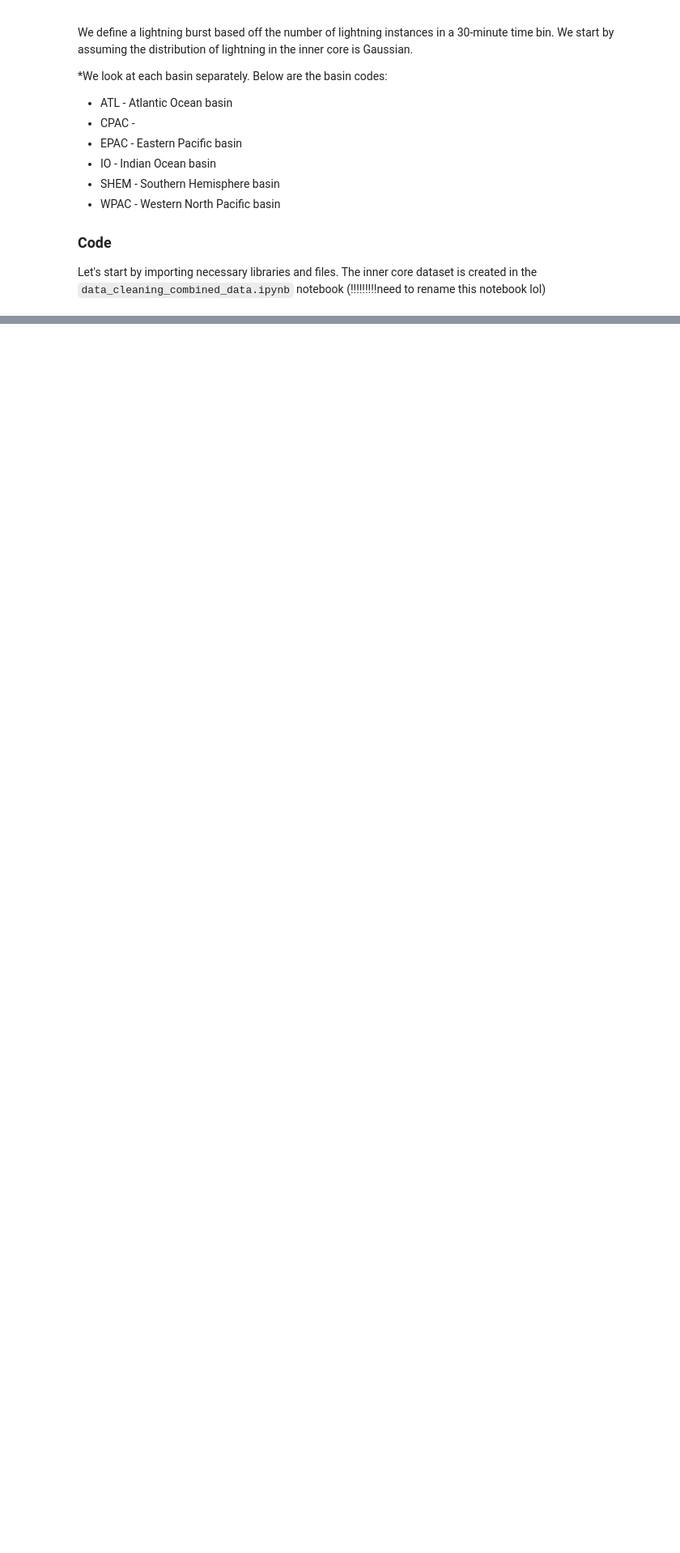
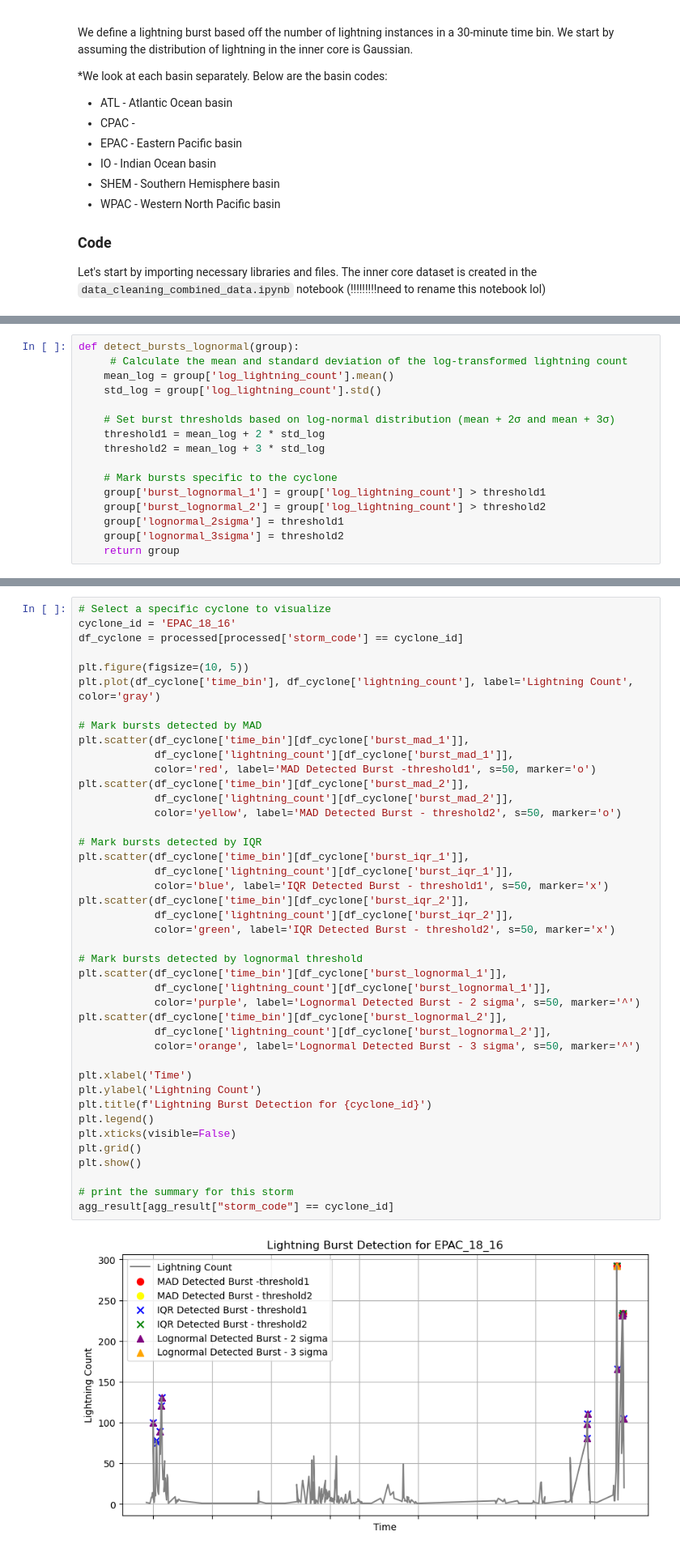
Before and after one commit to aprilggg/Lightning_Analysis_NWRA, a Jupyter notebook: lightning_threshold_innercore.ipynb, the cells around one changed output, grey strips where cells are left out. Shown at 81% size. Cells and saved outputs as stored; diff of their text form; blank space fills up the shorter version.

```diff
--- a/lightning_threshold_innercore.ipynb
+++ b/lightning_threshold_innercore.ipynb
@@ -41,0 +91,16 @@ shape: (5, 4)
+# %%
+def detect_bursts_lognormal(group):
+     # Calculate the mean and standard deviation of the log-transformed lightning count
+    mean_log = group['log_lightning_count'].mean()
+    std_log = group['log_lightning_count'].std()
+
+    # Set burst thresholds based on log-normal distribution (mean + 2σ and mean + 3σ)
+    threshold1 = mean_log + 2 * std_log
+    threshold2 = mean_log + 3 * std_log
+
+    # Mark bursts specific to the cyclone
+    group['burst_lognormal_1'] = group['log_lightning_count'] > threshold1
+    group['burst_lognormal_2'] = group['log_lightning_count'] > threshold2
+    group['lognormal_2sigma'] = threshold1
+    group['lognormal_3sigma'] = threshold2
+    return group
@@ -261,0 +331,44 @@ plt.show()
+# %%
+# Select a specific cyclone to visualize
+cyclone_id = 'EPAC_18_16'
+df_cyclone = processed[processed['storm_code'] == cyclone_id]
+
+plt.figure(figsize=(10, 5))
+plt.plot(df_cyclone['time_bin'], df_cyclone['lightning_count'], label='Lightning Count', color='gray')
+
+# Mark bursts detected by MAD
+plt.scatter(df_cyclone['time_bin'][df_cyclone['burst_mad_1']],
+            df_cyclone['lightning_count'][df_cyclone['burst_mad_1']],
+            color='red', label='MAD Detected Burst -threshold1', s=50, marker='o')
+plt.scatter(df_cyclone['time_bin'][df_cyclone['burst_mad_2']],
+            df_cyclone['lightning_count'][df_cyclone['burst_mad_2']],
+            color='yellow', label='MAD Detected Burst - threshold2', s=50, marker='o')
+
+# Mark bursts detected by IQR
+plt.scatter(df_cyclone['time_bin'][df_cyclone['burst_iqr_1']],
+            df_cyclone['lightning_count'][df_cyclone['burst_iqr_1']],
+            color='blue', label='IQR Detected Burst - threshold1', s=50, marker='x')
+plt.scatter(df_cyclone['time_bin'][df_cyclone['burst_iqr_2']],
+            df_cyclone['lightning_count'][df_cyclone['burst_iqr_2']],
+            color='green', label='IQR Detected Burst - threshold2', s=50, marker='x')
+
+# Mark bursts detected by lognormal threshold
+plt.scatter(df_cyclone['time_bin'][df_cyclone['burst_lognormal_1']],
+            df_cyclone['lightning_count'][df_cyclone['burst_lognormal_1']],
+            color='purple', label='Lognormal Detected Burst - 2 sigma', s=50, marker='^')
+plt.scatter(df_cyclone['time_bin'][df_cyclone['burst_lognormal_2']],
+            df_cyclone['lightning_count'][df_cyclone['burst_lognormal_2']],
+            color='orange', label='Lognormal Detected Burst - 3 sigma', s=50, marker='^')
+
+plt.xlabel('Time')
+plt.ylabel('Lightning Count')
+plt.title(f'Lightning Burst Detection for {cyclone_id}')
+plt.legend()
+plt.xticks(visible=False)
+plt.grid()
+plt.show()
+
+# print the summary for this storm
+agg_result[agg_result["storm_code"] == cyclone_id]
+# %% [output]
+[figure, added]
```
Also changed, not shown: parts of 34 cells of this notebook.
